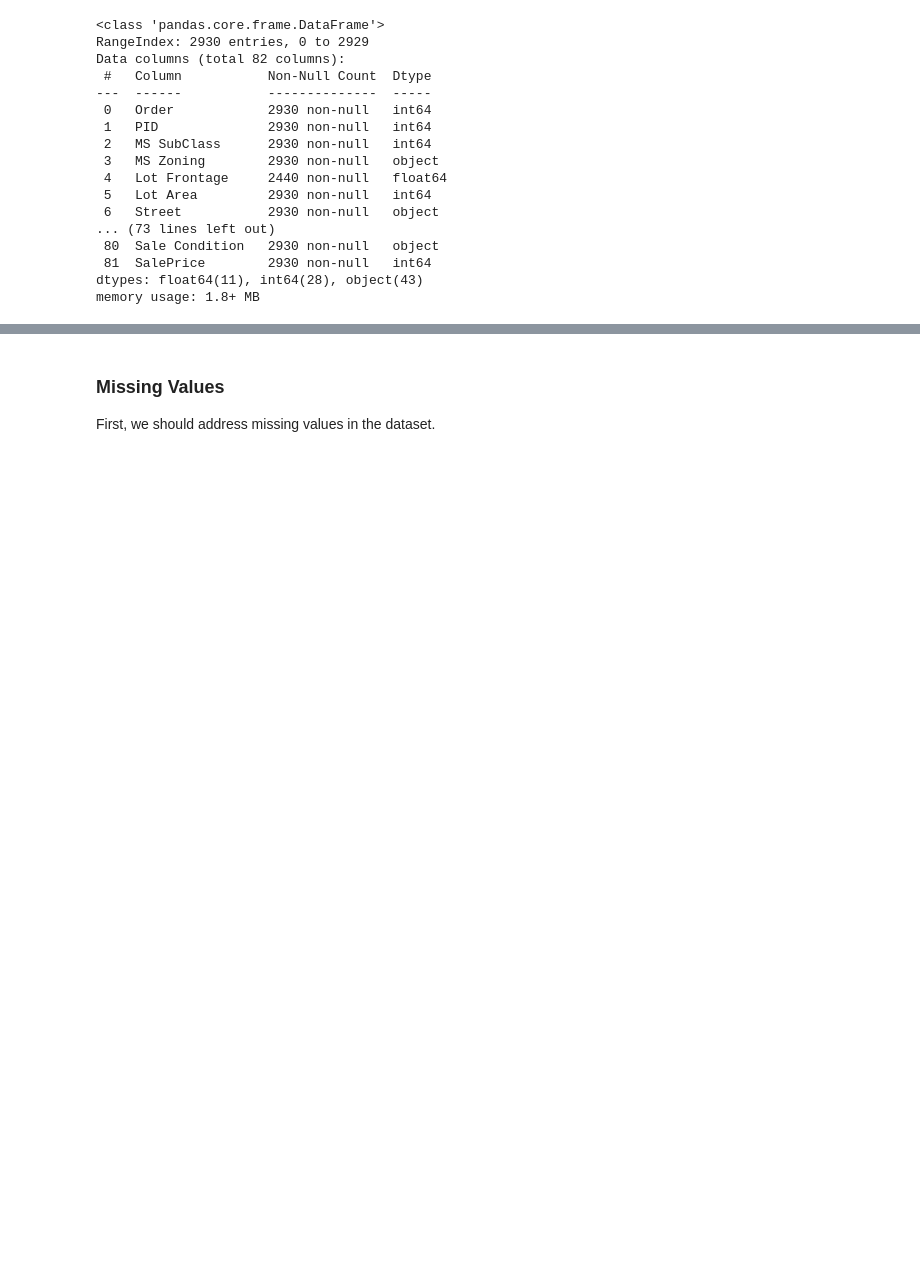
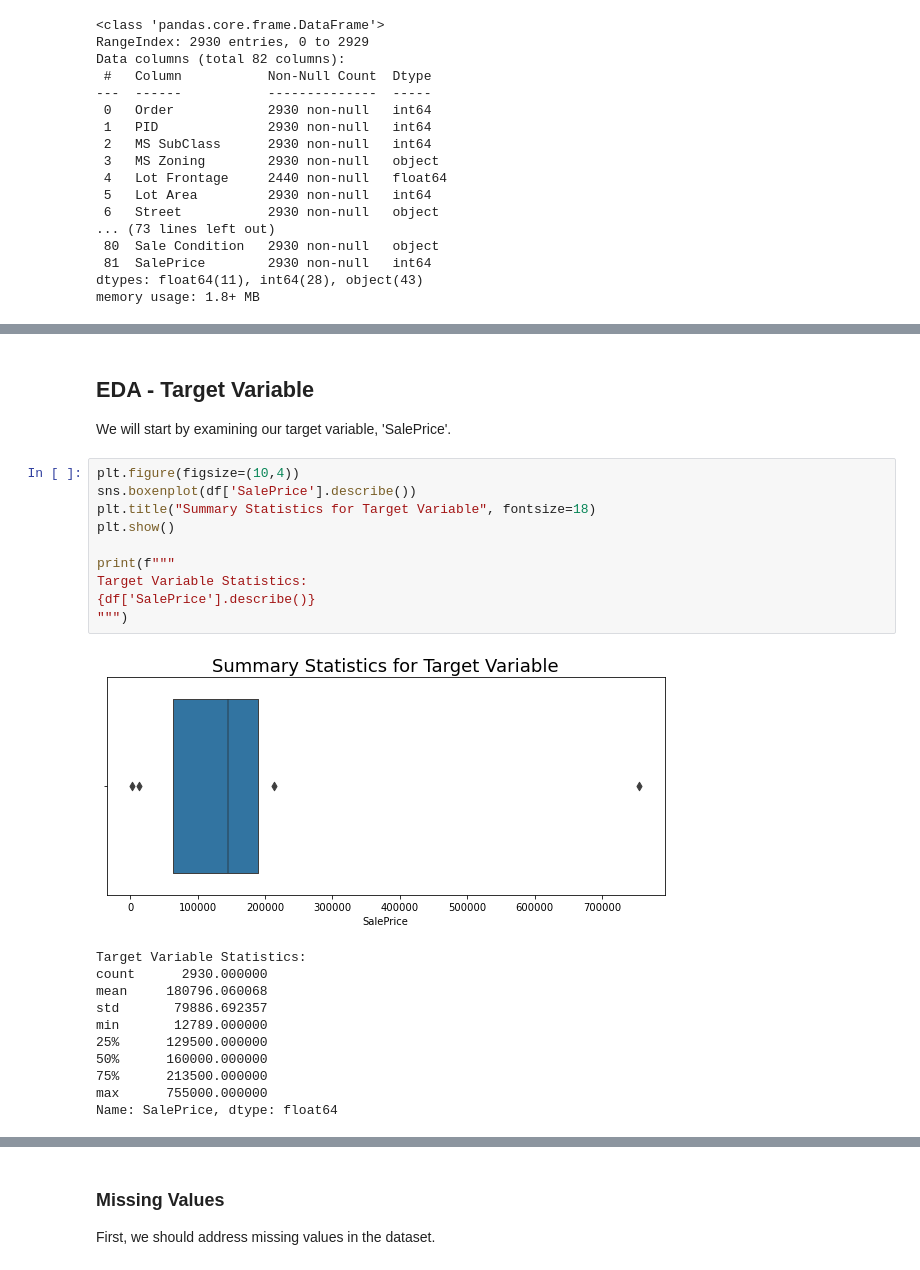
Before and after one commit to RekaCodes/real-estate-prediction, a Jupyter notebook: RE_price_predictions.ipynb, the cells around one changed output, grey strips where cells are left out. Cells and saved outputs as stored; diff of their text form; blank space fills up the shorter version.

```diff
--- a/RE_price_predictions.ipynb
+++ b/RE_price_predictions.ipynb
@@ -92,0 +94,25 @@ We have 2,930 properties in the dataset, with 82 features for each unique proper
+# %% [markdown]
+## EDA - Target Variable
+We will start by examining our target variable, 'SalePrice'.
+# %%
+plt.figure(figsize=(10,4))
+sns.boxenplot(df['SalePrice'].describe())
+plt.title("Summary Statistics for Target Variable", fontsize=18)
+plt.show()
+
+print(f"""
+Target Variable Statistics:
+{df['SalePrice'].describe()}
+""")
+# %% [output]
+[figure, added]
+Target Variable Statistics:
+count      2930.000000
+mean     180796.060068
+std       79886.692357
+min       12789.000000
+25%      129500.000000
+50%      160000.000000
+75%      213500.000000
+max      755000.000000
+Name: SalePrice, dtype: float64
```
Also changed, not shown: parts of 9 cells of this notebook.
